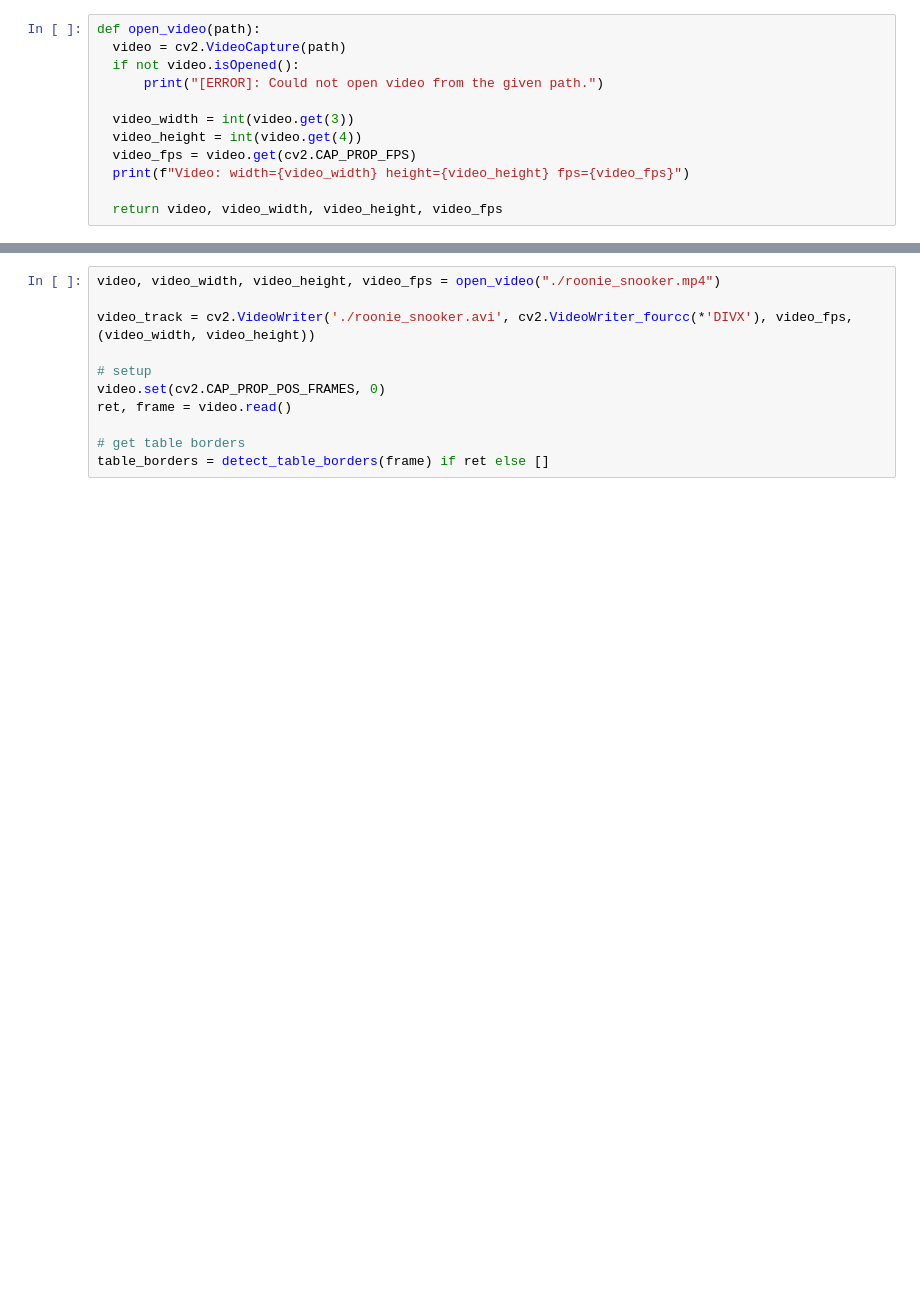
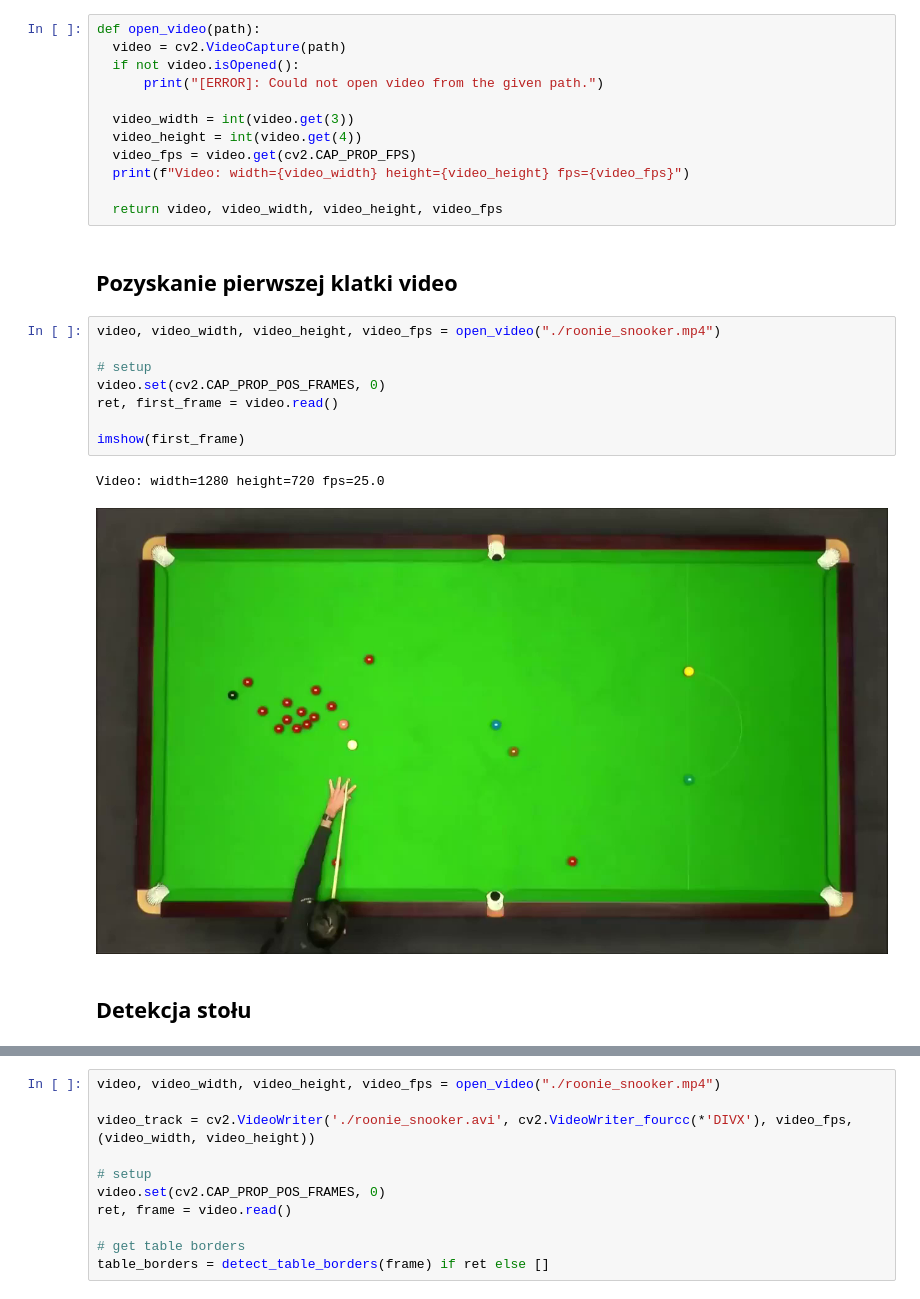
Before and after one commit to Mimikkk/study-master-2023-wk, a Jupyter notebook: project-2-image-description/projekt2_ap.ipynb, the cells around one changed output, grey strips where cells are left out. Cells and saved outputs as stored; diff of their text form; blank space fills up the shorter version.

```diff
--- a/project-2-image-description/projekt2_ap.ipynb
+++ b/project-2-image-description/projekt2_ap.ipynb
@@ -63,6 +65,21 @@ def open_video(path):
   print(f"Video: width={video_width} height={video_height} fps={video_fps}")
 
   return video, video_width, video_height, video_fps
+# %% [markdown]
+## Pozyskanie pierwszej klatki video
+# %%
+video, video_width, video_height, video_fps = open_video("./roonie_snooker.mp4")
+
+# setup
+video.set(cv2.CAP_PROP_POS_FRAMES, 0)
+ret, first_frame = video.read()
+
+imshow(first_frame)
+# %% [output]
+Video: width=1280 height=720 fps=25.0
+[figure, added]
+# %% [markdown]
+## Detekcja stołu
 # %%
 def detect_edges(frame):
   gray_f = cv2.cvtColor(frame, cv2.COLOR_BGR2GRAY)
```
Also changed, not shown: parts of 13 cells of this notebook.
